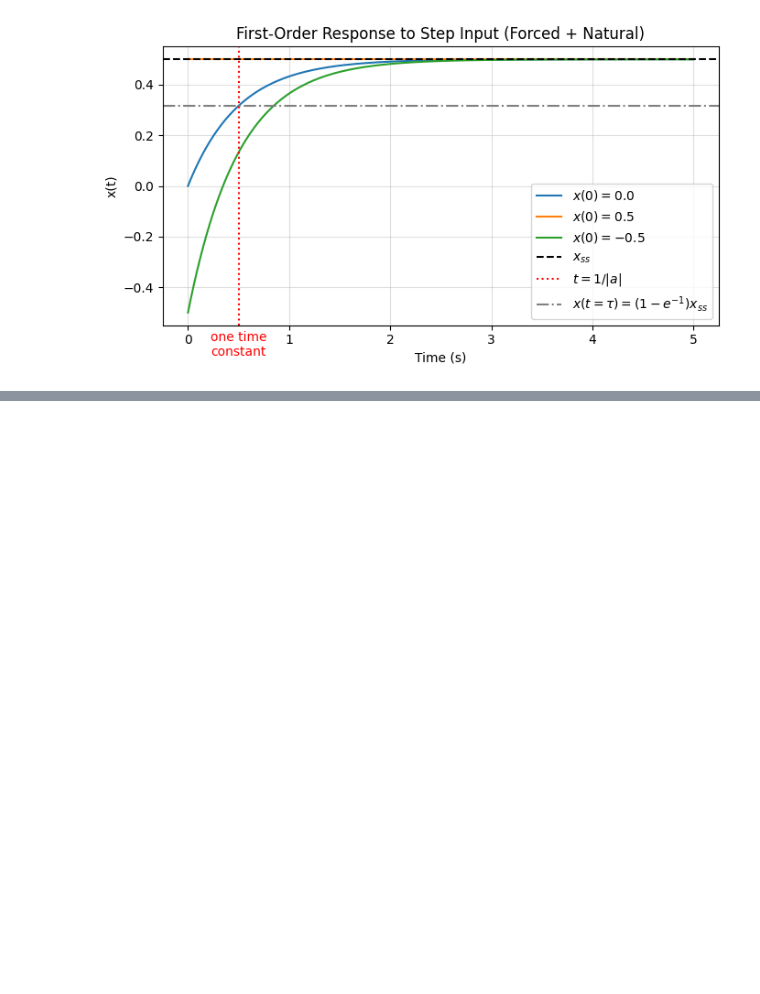
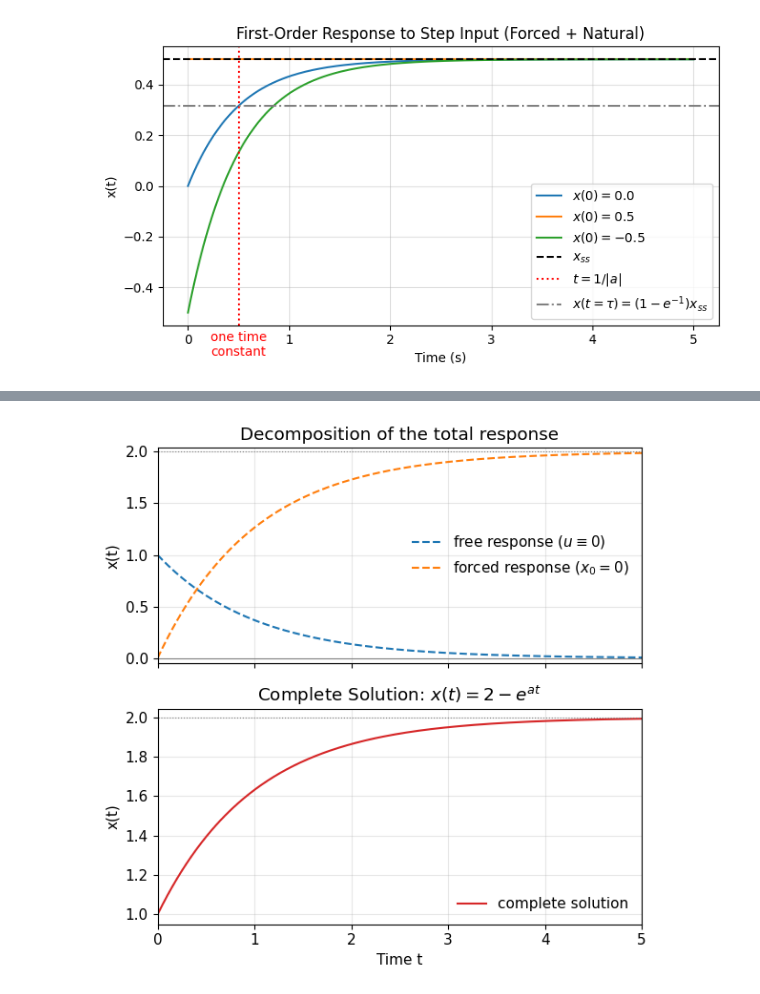
Before and after one commit to suann124/AIinTeaching_Archive, a Jupyter notebook: lectures/L4_Firstorder_1.ipynb, the cells around one changed output, grey strips where cells are left out. Drawn from its saved outputs; the diff is of its cells as text; code cells hidden in the pictures; blank space fills up the shorter version.

```diff
--- a/lectures/L4_Firstorder_1.ipynb
+++ b/lectures/L4_Firstorder_1.ipynb
@@ -786,0 +884,44 @@ plt.show()
+# %%
+plt.rcParams.update({
+    "mathtext.fontset": "dejavusans",
+    "font.family": "DejaVu Sans",
+    "font.size": 11
+})
+# ---- Parameters ----
+a = -1.0           # stable system (a < 0)
+b = 1.0
+x0 = 1.0
+u_m = 2.0          # chosen so that -(b/a)*u_m = 2
+# ---- Time and analytic responses ----
+t = np.linspace(0, 5, 400)
+x_free   = x0 * np.exp(a*t)
+x_forced = -(b/a)*u_m*(1 - np.exp(a*t))
+x_total  = x_free + x_forced
+# ---- Two stacked subplots ----
+fig, ax = plt.subplots(2, 1, figsize=(6,6), sharex=True)
+# (1) Free + Forced components
+ax[0].plot(t, x_free, '--', label='free response ($u\\equiv0$)')
+ax[0].plot(t, x_forced, '--', label='forced response ($x_0=0$)')
+ax[0].axhline(0, color='gray', lw=0.8)
+ax[0].axhline(2, color='gray', ls=':', lw=0.8)
+ax[0].set_ylabel("x(t)")
+ax[0].set_title("Decomposition of the total response")
+ax[0].legend(frameon=False)
+ax[0].grid(alpha=0.3)
+ax[0].set_xlim(t[0], t[-1])
+ax[0].set_ylim(min(x_free.min(), x_forced.min()) - 0.05,
+               max(x_free.max(), x_forced.max()) + 0.05)
+# (2) Complete solution
+ax[1].plot(t, x_total, color='C3', label='complete solution')
+ax[1].axhline(2, color='gray', ls=':', lw=0.8)
+ax[1].set_xlabel("Time t")
+ax[1].set_ylabel("x(t)")
+ax[1].set_title("Complete Solution: $x(t) = 2 - e^{a t}$")
+ax[1].legend(frameon=False)
+ax[1].grid(alpha=0.3)
+ax[1].set_xlim(t[0], t[-1])
+ax[1].set_ylim(x_total.min() - 0.05, x_total.max() + 0.05)
+plt.tight_layout()
+plt.show()
+# %% [output]
+[figure, added]
```
Also changed, not shown: parts of 6 cells of this notebook.
